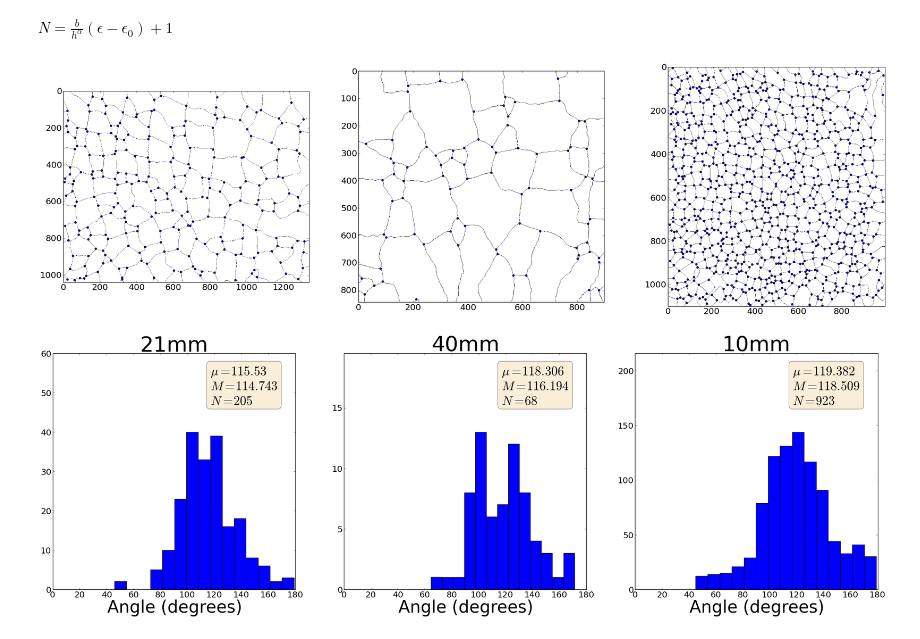
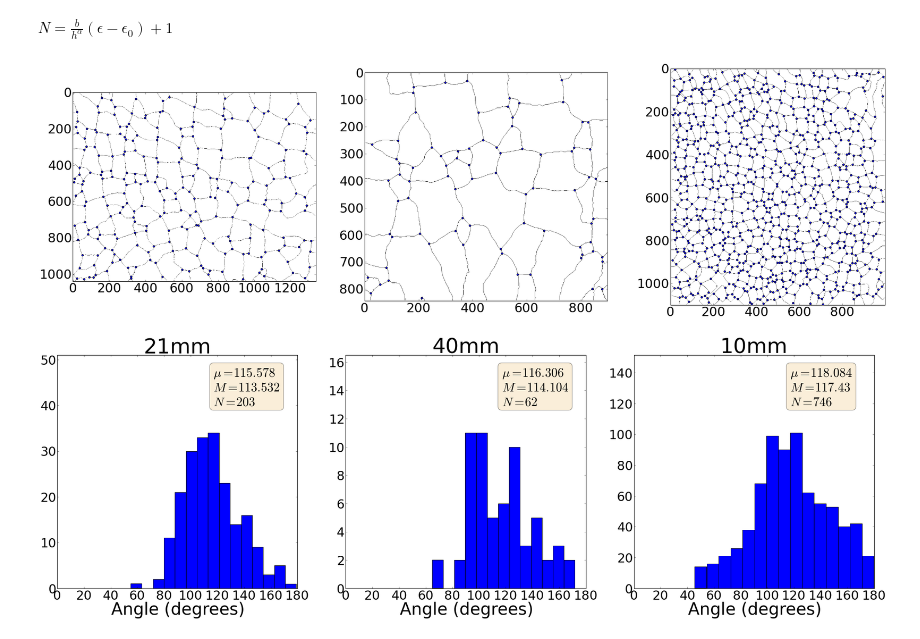
Before and after one commit to jorgehog/notebookCollection, a Jupyter notebook: FlourExperiment.ipynb, the cells around one changed output. Saved outputs shown, nothing was run; the diff lists cells and outputs as text; code cells hidden in the pictures.

```diff
--- a/FlourExperiment.ipynb
+++ b/FlourExperiment.ipynb
@@ -32,8 +32,8 @@ from skimage.transform import resize
 
 
 rcParams['figure.figsize'] = (20.0, 16.0)
-rcParams['ytick.labelsize'] = 30
-rcParams['xtick.labelsize'] = 30
+rcParams['ytick.labelsize'] = 40
+rcParams['xtick.labelsize'] = 40
 rcParams['lines.markersize'] = 20
 rcParams['font.size'] = 30
 
@@ -238,7 +238,7 @@ for experiment, ax in zip(subExperiments.keys(), axes):
         images[experiment + "NLIST"].append(N)
 
 
-    _ = ax.hist(area, bins[experiment])
+    _ = ax.hist(area/1000, bins[experiment])
     hold("on")
 
     xMax = ax.get_xlim()[1]
@@ -251,9 +251,8 @@ for experiment, ax in zip(subExperiments.keys(), axes):
     ax.text(0.95 - size, 0.95, textstr, transform=ax.transAxes, fontsize=30,
         verticalalignment='top', bbox=props)
 
-    ax.set_xlabel("Area (A)", size=40)
+    ax.set_xlabel("Area (A) / 1E3", size=40)
     ax.set_title(experiment, size=50)
-
 
     draw()
 show()
@@ -262,17 +261,19 @@ show()
 # %% [markdown]
 #Plot N as a function of strain
 # %%
-strainPrTick = 0.2
+strainPrTick = 0.004
 
 fig, axes = subplots(1, 3, figsize=(35,10))
 
+scale = 100.
+
 maxN = max([images["10mmN"], images["40mmN"], images["21mmN"]])
 for experiment, ax in zip(subExperiments.keys(), axes):
-    ax.plot([(maxN-i)*strainPrTick for i in range(images[experiment + "N"])][::-1],
+    ax.plot([(maxN-i)*strainPrTick*scale for i in range(images[experiment + "N"])][::-1],
             images[experiment + "NLIST"],
             'b-*')
     ax.set_title(experiment)
-    ax.set_xlabel("Strain")
+    ax.set_xlabel("Strain [%d]" % scale)
     ax.set_ylabel("# Domains")
 
 figure()
@@ -427,7 +428,7 @@ fig, axes = subplots(1, 3, figsize=(35,10))
 
 for experiment, ax in zip(subExperiments.keys(), axes):
 
-    skelly = images[experiment + "skeleton" + "0"] == 0
+    skelly = images[experiment + "skeleton" + str(images[experiment + "N"]-1)] == 0
 
     jointMap = branchedPoints(skelly)
 
@@ -440,7 +441,7 @@ for experiment, ax in zip(subExperiments.keys(), axes):
     ax.scatter(*joints, s=20)
     ax.imshow(np.logical_not(skelly), cmap = cm.gray)
 # %% [output]
-[figure, old version]
+[figure, new version]
 # %%
 from math import atan2, pi
 
@@ -559,38 +561,38 @@ def getAllAngles(joints, skeleton, N=10, k=1):
 fig, axes = subplots(1, 3, figsize=(35,10))
 
 histSize = {'10mm' : 15, '21mm' : 15, '40mm' : 13}
-ks =       {'10mm' : 5,  '21mm' : 5, '40mm' : 5}
+ks =       {'10mm' : 10,  '21mm' : 10, '40mm' : 10}
 ns =       {'10mm' : 25, '21mm' : 25, '40mm' : 25}
 
 for experiment, ax in zip(subExperiments.keys(), axes):
 
     joints = images[experiment + 'joints']
     sk = images[experiment + 'skelly'].copy()
 
     n = ns[experiment]
     k = ks[experiment]
 
     allAngles = getAllAngles(joints, sk, n, k)
 
     mean = allAngles.mean()
     med = median(allAngles)
     N = len(allAngles)
 
     a, b, c = ax.hist(allAngles, histSize[experiment])
     hold("on")
 
     textstr =  "$\mu = %g$\n$M=%g$\n$N=%d$" % (mean, med, N)
     props = dict(boxstyle='round', facecolor='wheat', alpha=0.5)
 
     size = 0.3
     ax.set_ylim([0, 1.5*a.max()])
     ax.text(0.95 - size, 0.95, textstr, transform=ax.transAxes, fontsize=30,
         verticalalignment='top', bbox=props)
 
     ax.set_xlabel("Angle (degrees)", size=40)
     ax.set_title(experiment, size=50)
     ax.set_xlim([0, 180])
 
 show()
 # %% [output]
-[figure, old version]
+[figure, new version]
```
Also changed, not shown: parts of 3 cells of this notebook.
